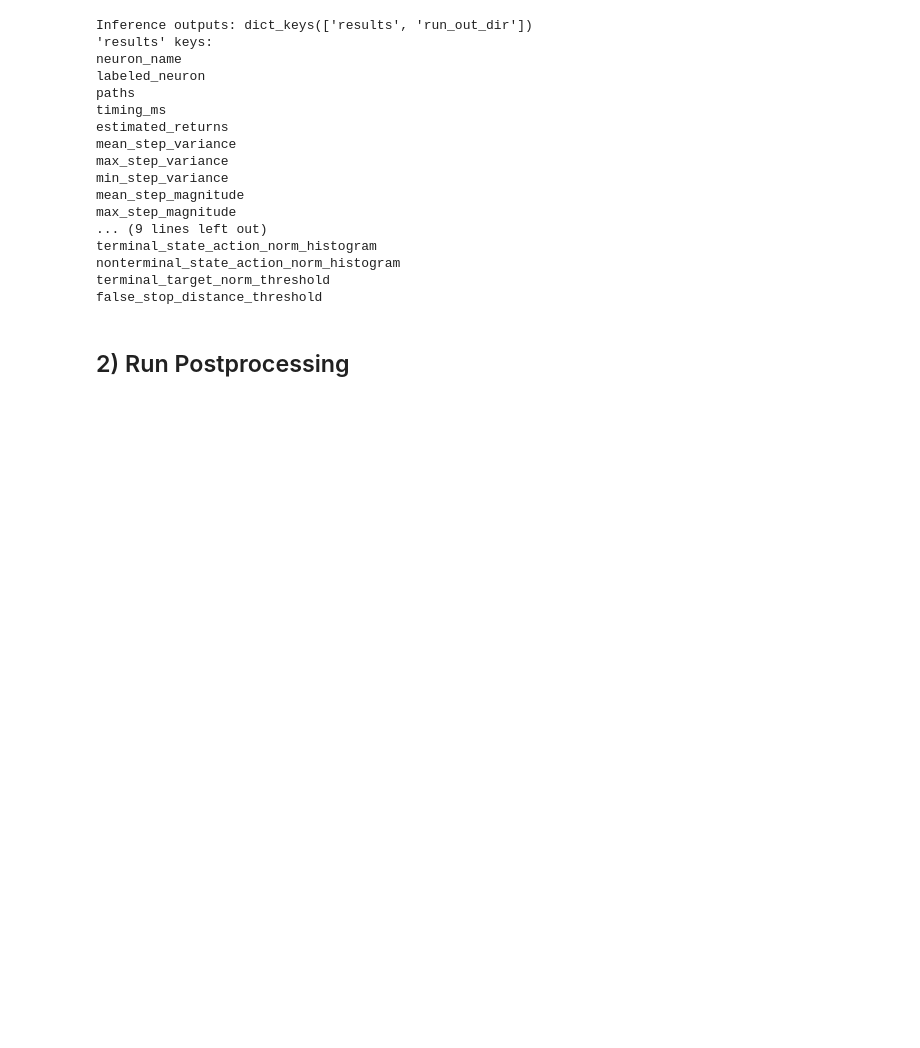
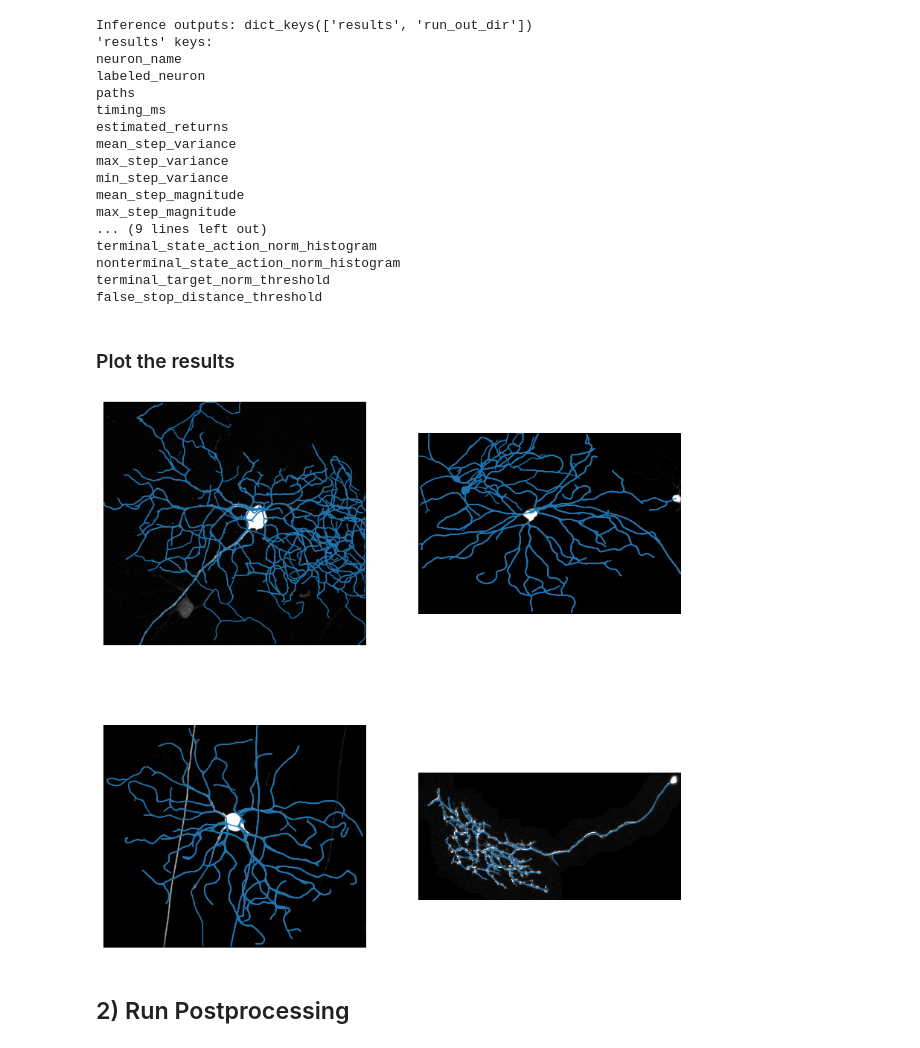
Before and after one commit to BrysonGray/neurotrack, a Jupyter notebook: notebooks/inference_pipeline_demo.ipynb, the cells around one changed output. Saved outputs shown, nothing was run; the diff lists cells and outputs as text; code cells hidden in the pictures; blank space fills up the shorter version.

Commit message:
Add figures to inference pipeline demo notebook.

```diff
--- a/notebooks/inference_pipeline_demo.ipynb
+++ b/notebooks/inference_pipeline_demo.ipynb
@@ -72,6 +74,25 @@ terminal_state_action_norm_histogram
 nonterminal_state_action_norm_histogram
 terminal_target_norm_threshold
 false_stop_distance_threshold
+# %% [markdown]
+### Plot the results
+# %%
+tif_paths = list(Path("../neurotrack_data/gold166_tifs_cropped_subset").glob("*.tif"))
+
+plt.close('all')
+fig, ax = plt.subplots(2,2, figsize=(10,10))
+for i, result in enumerate(inference_payload['results'][:4]):
+    tif_match = next((tif_path for tif_path in tif_paths if tif_path.stem == result['neuron_name']), None)
+    img = tif.imread(tif_match) if tif_match else None
+    if img is not None:
+        ax[i // 2, i % 2].imshow(img[0].max(axis=0), cmap='gray')
+        ax[i // 2, i % 2].axis('off')
+    paths = result['paths']
+    lines = collections.LineCollection([np.array(path)[:, :2] for path in paths], linewidths=1.0)
+    ax[i // 2, i % 2].add_collection(lines)
+plt.show()
+# %% [output]
+[figure, added]
 # %% [markdown]
 ## 2) Run Postprocessing
 # %%
```
Also changed, not shown: parts of 7 cells of this notebook, 1 other file.
